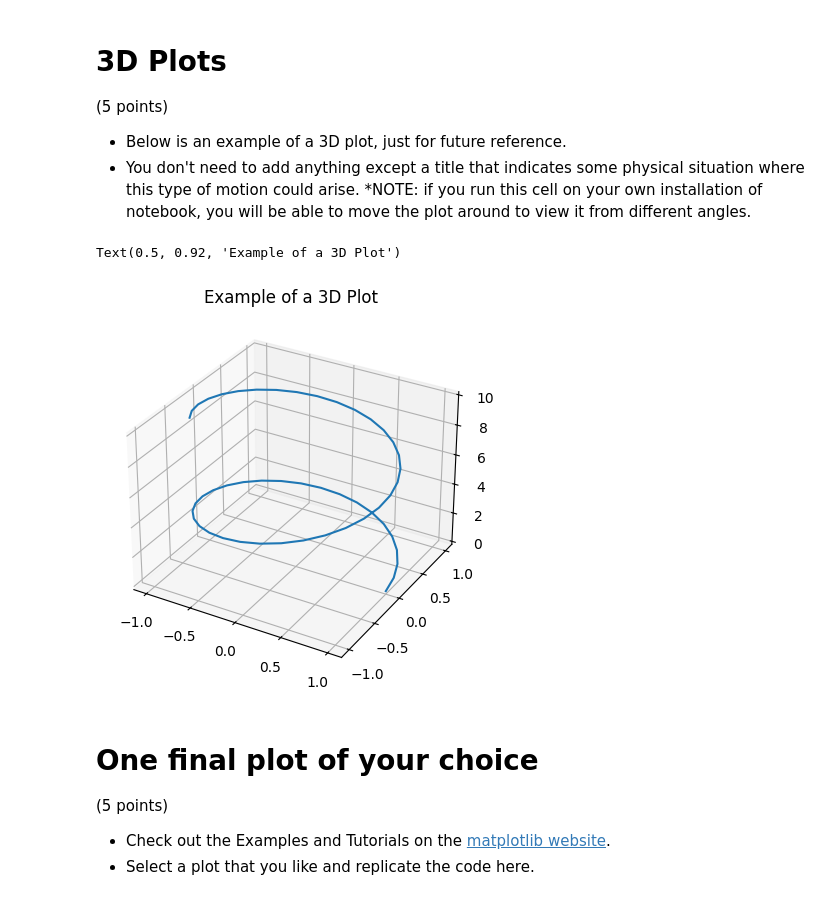
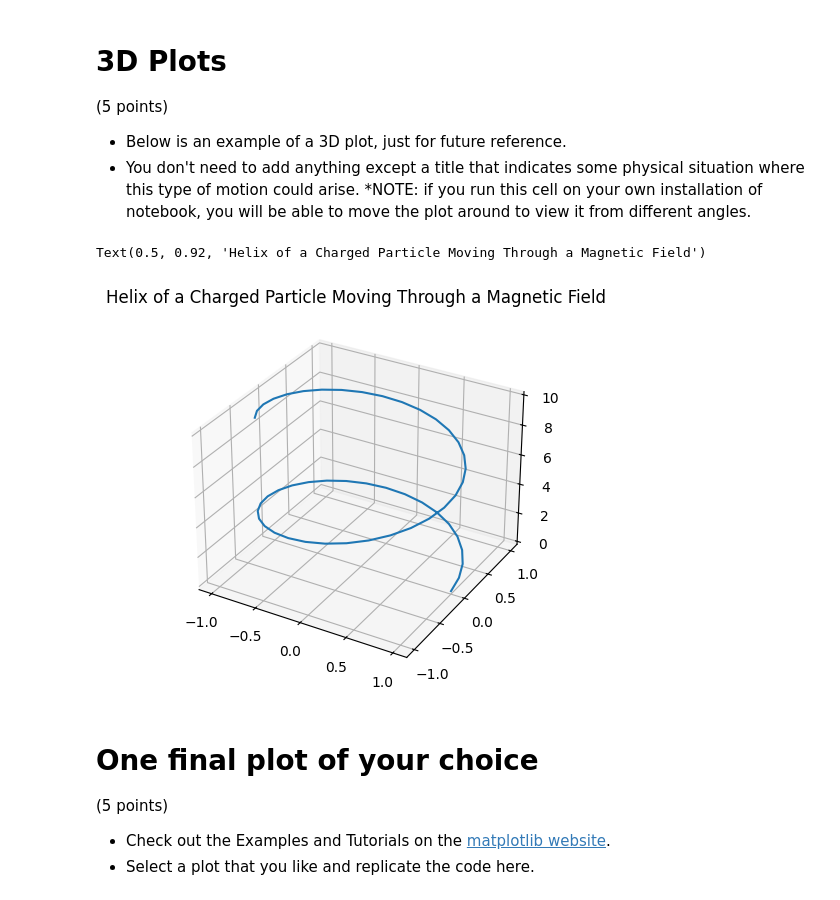
Before and after one commit to cdabi/computational_physics, a Jupyter notebook: Chirag_Dabichan_Lab02_plotting_visualization.ipynb, the cells around one changed output. Cells and saved outputs as stored; diff of their text form; code cells hidden in the pictures.

```diff
--- a/Chirag_Dabichan_Lab02_plotting_visualization.ipynb
+++ b/Chirag_Dabichan_Lab02_plotting_visualization.ipynb
@@ -426,19 +438,19 @@ plt.plot(theta,np.tan(theta))
 # %%
 fig = plt.figure()
 
 # keeping the projection = 3d
 # creates the 3d plot
 ax = plt.axes(projection = '3d')
 time = np.linspace(0,10)
 x = np.cos(time)
 y = np.sin(time)
 plt.plot(x,y,time)
 
 # add your title here!
-plt.title("Example of a 3D Plot")
+plt.title("Helix of a Charged Particle Moving Through a Magnetic Field")
 # %% [output]
-Text(0.5, 0.92, 'Example of a 3D Plot')
+Text(0.5, 0.92, 'Helix of a Charged Particle Moving Through a Magnetic Field')
-[figure, old version]
+[figure, new version]
 # %% [markdown]
 # One final plot of your choice
 
```
Also changed, not shown: parts of 5 cells of this notebook.
